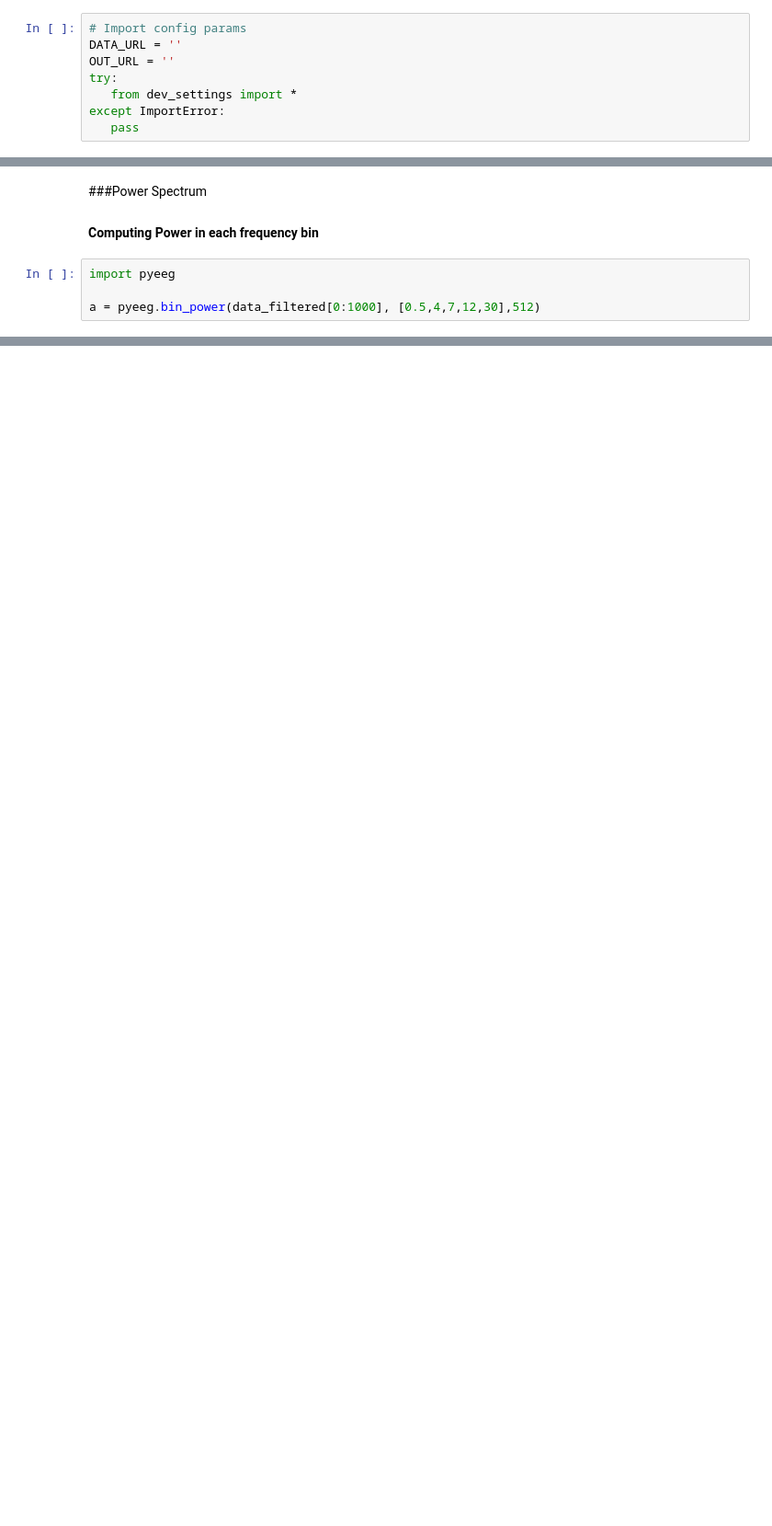
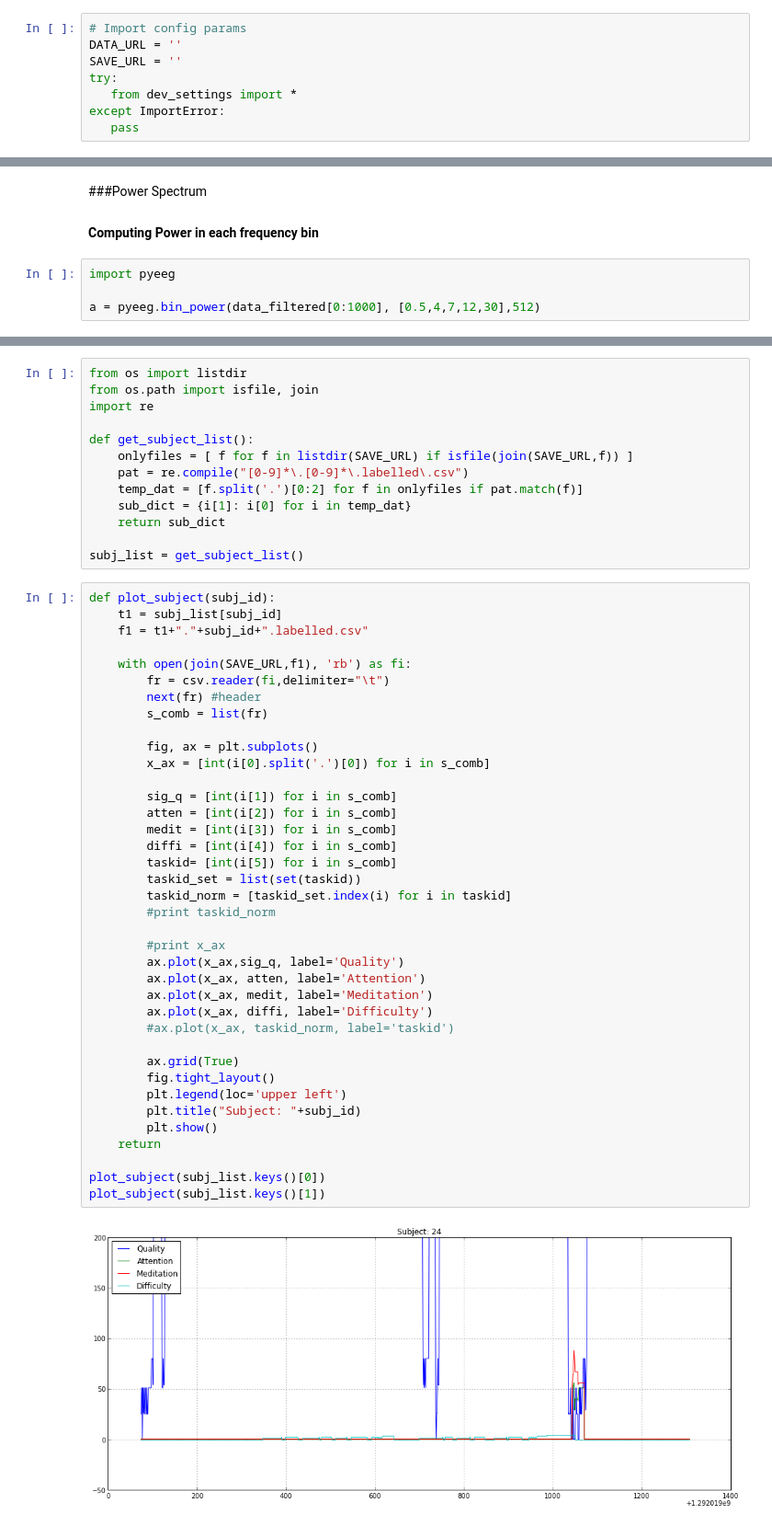
Before and after one commit to sagarjauhari/BCIpy, a Jupyter notebook: eeg_feature_extraction.ipynb, the cells around one changed output, grey strips where cells are left out. Shown at 92% size. Saved outputs shown, nothing was run; the diff lists cells and outputs as text; blank space fills up the shorter version.

Commit message:
Added plots for some subjects, started with data cleaning

```diff
--- a/eeg_feature_extraction.ipynb
+++ b/eeg_feature_extraction.ipynb
@@ -13,7 +13,7 @@ pylab.rcParams['figure.figsize'] = 14, 6
 # %%
 # Import config params
 DATA_URL = ''
-OUT_URL = ''
+SAVE_URL = ''
 try:
    from dev_settings import *
 except ImportError:
@@ -110,0 +114,53 @@ a = pyeeg.bin_power(data_filtered[0:1000], [0.5,4,7,12,30],512)
+# %%
+from os import listdir
+from os.path import isfile, join
+import re
+
+def get_subject_list():
+    onlyfiles = [ f for f in listdir(SAVE_URL) if isfile(join(SAVE_URL,f)) ]
+    pat = re.compile("[0-9]*\.[0-9]*\.labelled\.csv")
+    temp_dat = [f.split('.')[0:2] for f in onlyfiles if pat.match(f)]
+    sub_dict = {i[1]: i[0] for i in temp_dat}
+    return sub_dict
+
+subj_list = get_subject_list()
+# %%
+def plot_subject(subj_id):
+    t1 = subj_list[subj_id]
+    f1 = t1+"."+subj_id+".labelled.csv"
+
+    with open(join(SAVE_URL,f1), 'rb') as fi:
+        fr = csv.reader(fi,delimiter="\t")
+        next(fr) #header
+        s_comb = list(fr)
+
+        fig, ax = plt.subplots()
+        x_ax = [int(i[0].split('.')[0]) for i in s_comb]
+
+        sig_q = [int(i[1]) for i in s_comb]
+        atten = [int(i[2]) for i in s_comb]
+        medit = [int(i[3]) for i in s_comb]
+        diffi = [int(i[4]) for i in s_comb]
+        taskid= [int(i[5]) for i in s_comb]
+        taskid_set = list(set(taskid))
+        taskid_norm = [taskid_set.index(i) for i in taskid]
+        #print taskid_norm
+
+        #print x_ax
+        ax.plot(x_ax,sig_q, label='Quality')
+        ax.plot(x_ax, atten, label='Attention')
+        ax.plot(x_ax, medit, label='Meditation')
+        ax.plot(x_ax, diffi, label='Difficulty')
+        #ax.plot(x_ax, taskid_norm, label='taskid')
+
+        ax.grid(True)
+        fig.tight_layout()
+        plt.legend(loc='upper left')
+        plt.title("Subject: "+subj_id)
+        plt.show()
+    return
+
+plot_subject(subj_list.keys()[0])
+plot_subject(subj_list.keys()[1])
+# %% [output]
+[figure, added]
```
Also changed, not shown: parts of 3 cells of this notebook.
